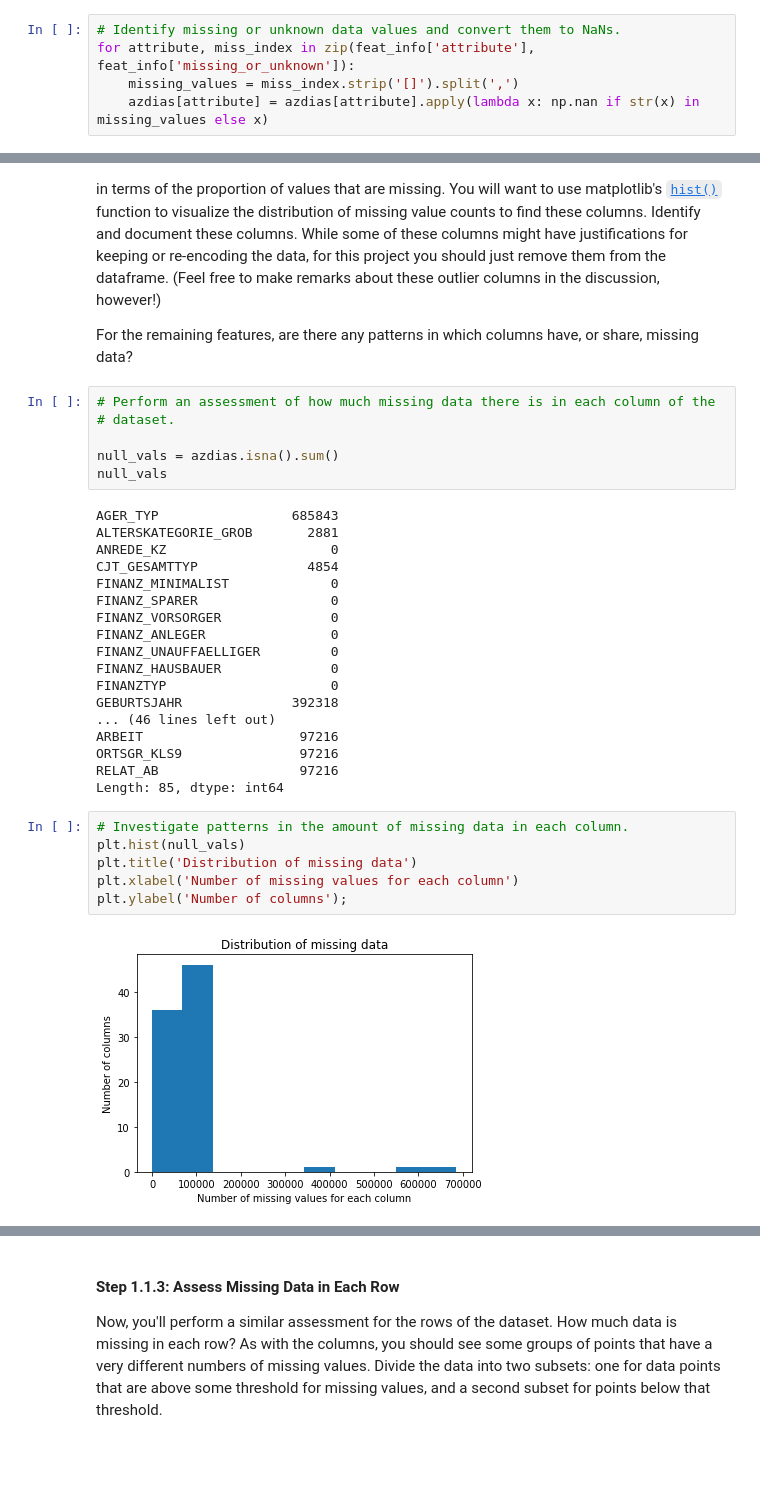
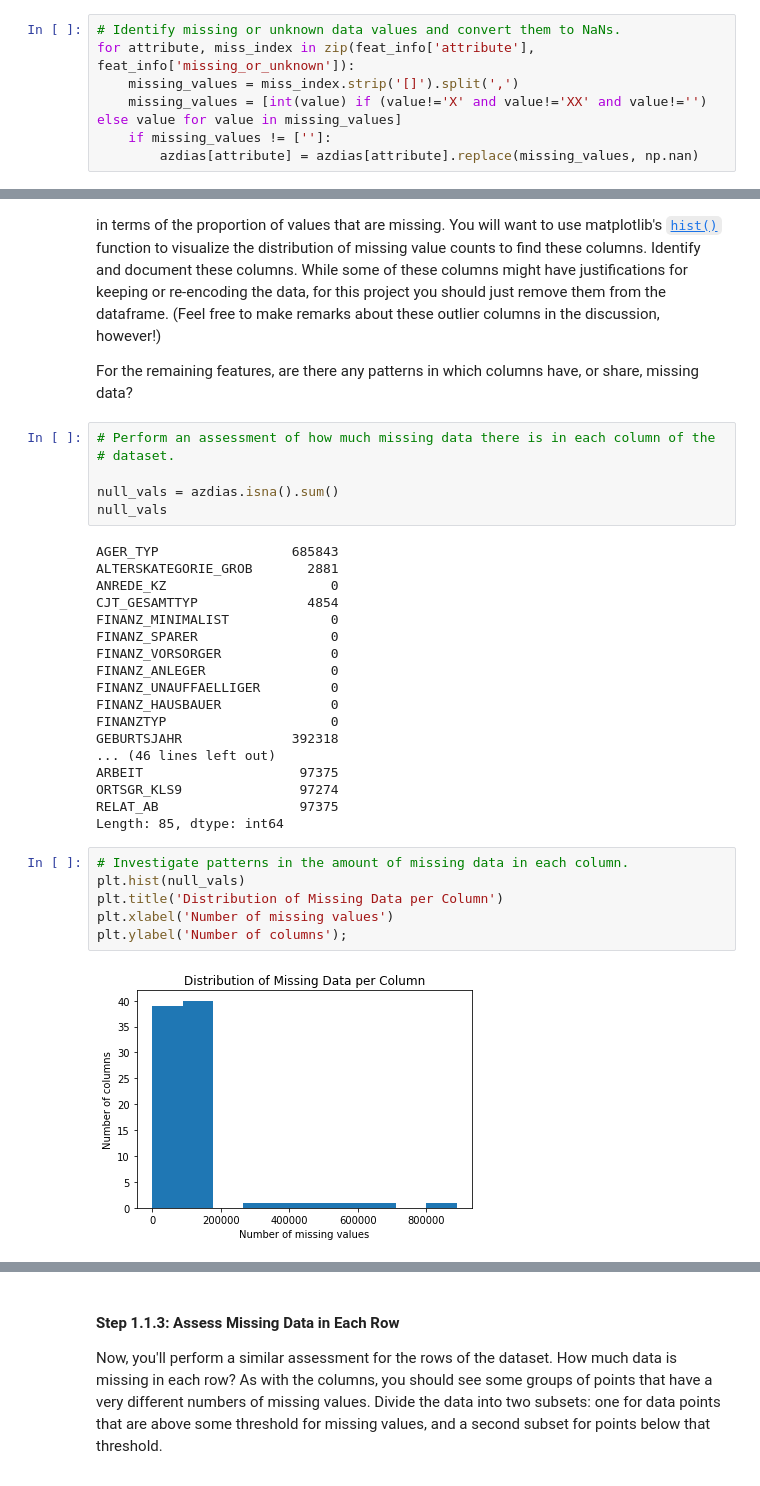
Before and after one commit to Faisal-AlDhuwayhi/Identify-Customer-Segments, a Jupyter notebook: Identify_Customer_Segments.ipynb, the cells around one changed output, grey strips where cells are left out. Cells and saved outputs as stored; diff of their text form.

```diff
--- a/Identify_Customer_Segments.ipynb
+++ b/Identify_Customer_Segments.ipynb
@@ -129,7 +129,9 @@ num_nan
 # Identify missing or unknown data values and convert them to NaNs.
 for attribute, miss_index in zip(feat_info['attribute'], feat_info['missing_or_unknown']):
     missing_values = miss_index.strip('[]').split(',')
-    azdias[attribute] = azdias[attribute].apply(lambda x: np.nan if str(x) in missing_values else x)
+    missing_values = [int(value) if (value!='X' and value!='XX' and value!='') else value for value in missing_values]
+    if missing_values != ['']:
+        azdias[attribute] = azdias[attribute].replace(missing_values, np.nan)
 # %%
 # NaN values After conversion
 azdias.isna().sum().sum()
@@ -161,15 +163,15 @@ FINANZ_HAUSBAUER              0
 FINANZTYP                     0
 GEBURTSJAHR              392318
 ... (46 lines left out)
-ARBEIT                    97216
-ORTSGR_KLS9               97216
-RELAT_AB                  97216
+ARBEIT                    97375
+ORTSGR_KLS9               97274
+RELAT_AB                  97375
 Length: 85, dtype: int64
 # %%
 # Investigate patterns in the amount of missing data in each column.
 plt.hist(null_vals)
-plt.title('Distribution of missing data')
-plt.xlabel('Number of missing values for each column')
+plt.title('Distribution of Missing Data per Column')
+plt.xlabel('Number of missing values')
 plt.ylabel('Number of columns');
 # %% [output]
-[figure, old version]
+[figure, new version]
```
Also changed, not shown: parts of 33 cells of this notebook.
